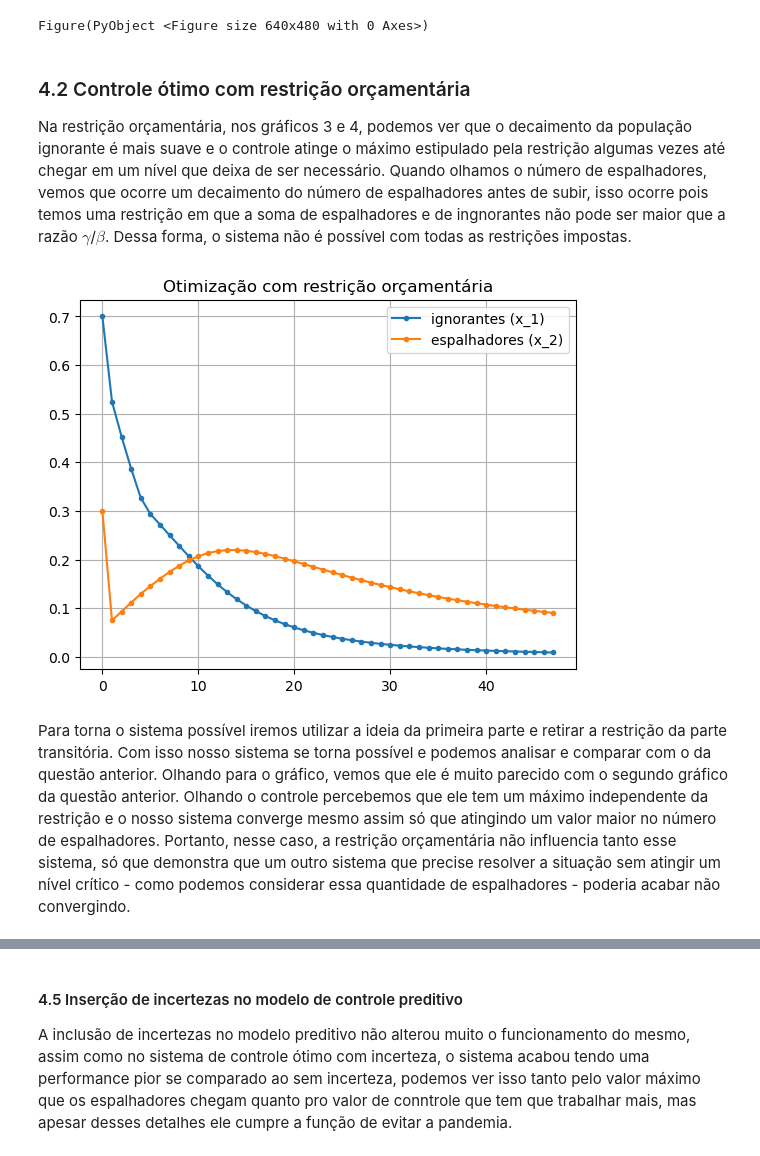
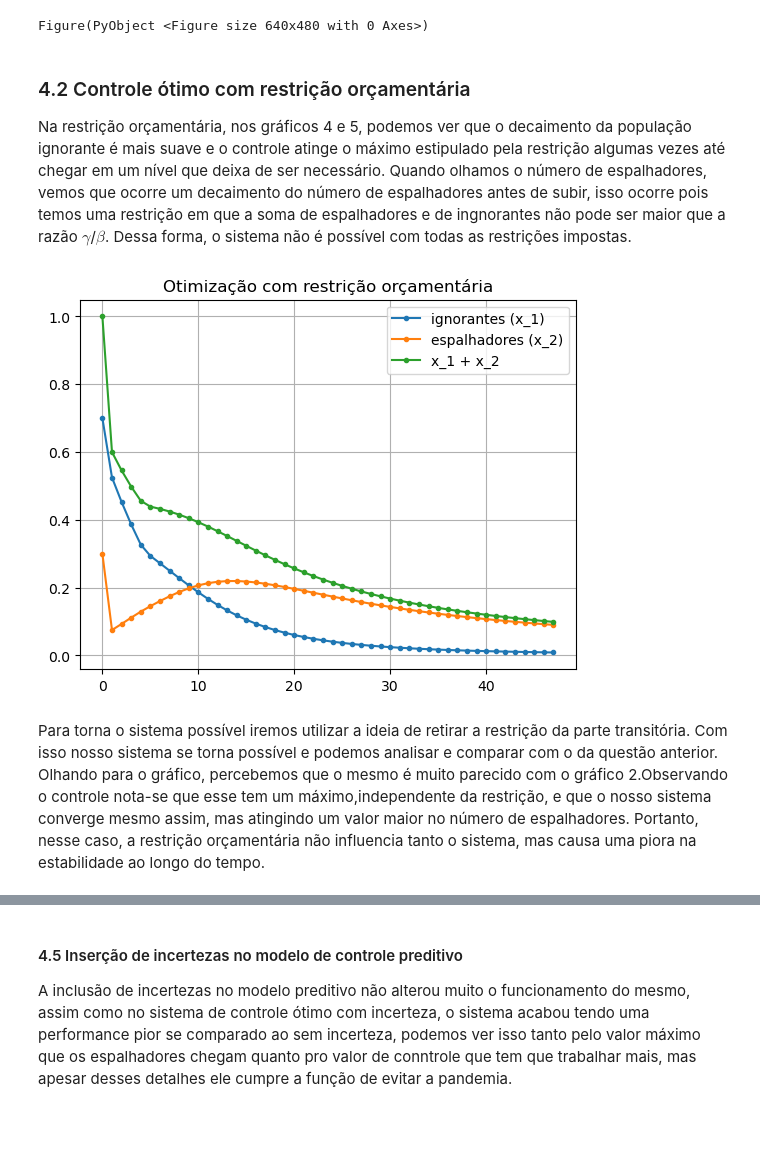
Before and after one commit to Neyrgsb/Otimizacao, a Jupyter notebook: TrabalhoOtimizaçãoJuliaeNey.ipynb, the cells around one changed output, grey strips where cells are left out. Saved outputs shown, nothing was run; the diff lists cells and outputs as text; code cells hidden in the pictures; blank space fills up the shorter version.

```diff
--- a/TrabalhoOtimizaçãoJuliaeNey.ipynb
+++ b/TrabalhoOtimizaçãoJuliaeNey.ipynb
@@ -354,12 +339,8 @@ optimize!(m)
 uopt2 = JuMP.value.(u[1:k-2])
 x_1opt2 = JuMP.value.(x_1[1:k-2])
 x_2opt2 = JuMP.value.(x_2[1:k-2])
-;
 
-
-#println("x1 ignorantes:",x_1opt2)
-#println("x_2 spreaders",x_2opt2)
-#println("u",uopt2)
+x12_opt2 = x_1opt2 + x_2opt2;
 # %% [output]
 This is Ipopt version 3.14.4, running with linear solver MUMPS 5.4.1.
 
@@ -770,18 +730,18 @@ PyPlot.figure()
 Figure(PyObject <Figure size 640x480 with 0 Axes>)
 # %% [markdown]
 ### 4.2 Controle ótimo com restrição orçamentária ###
-Na restrição orçamentária, nos gráficos 3 e 4, podemos ver que o decaimento da população ignorante é mais suave e o controle atinge o máximo estipulado pela restrição algumas vezes até chegar em um nível que deixa de ser necessário. Quando olhamos o número de espalhadores, vemos que ocorre um decaimento do número de espalhadores antes de subir, isso ocorre pois temos uma restrição em que a soma de espalhadores e de ingnorantes não pode ser maior que a razão $\gamma$/$\beta$. Dessa forma, o sistema não é possível com todas as restrições impostas.
+Na restrição orçamentária, nos gráficos 4 e 5, podemos ver que o decaimento da população ignorante é mais suave e o controle atinge o máximo estipulado pela restrição algumas vezes até chegar em um nível que deixa de ser necessário. Quando olhamos o número de espalhadores, vemos que ocorre um decaimento do número de espalhadores antes de subir, isso ocorre pois temos uma restrição em que a soma de espalhadores e de ingnorantes não pode ser maior que a razão $\gamma$/$\beta$. Dessa forma, o sistema não é possível com todas as restrições impostas.
 # %%
 
 PyPlot.svg(true)
 PyPlot.title("Otimização com restrição orçamentária")
-PyPlot.plot([x_1opt2 x_2opt2],".-")
-PyPlot.legend(["ignorantes (x_1)", "espalhadores (x_2)"], loc="best")
+PyPlot.plot([x_1opt2 x_2opt2 x12_opt2],".-")
+PyPlot.legend(["ignorantes (x_1)", "espalhadores (x_2)", "x_1 + x_2"], loc="best")
 PyPlot.grid()
 # %% [output]
-[figure, old version]
+[figure, new version]
 # %% [markdown]
-Para torna o sistema possível iremos utilizar a ideia da primeira parte e retirar a restrição da parte transitória. Com isso nosso sistema se torna possível e podemos analisar e comparar com o da questão anterior. Olhando para o gráfico, vemos que ele é muito parecido com o segundo gráfico da questão anterior. Olhando o controle percebemos que ele tem um máximo independente da restrição e o nosso sistema converge mesmo assim só que atingindo um valor maior no número de espalhadores. Portanto, nesse caso, a restrição orçamentária não influencia tanto esse sistema, só que demonstra que um outro sistema que precise resolver a situação sem atingir um nível crítico - como podemos considerar essa quantidade de espalhadores - poderia acabar não convergindo.
+Para torna o sistema possível iremos utilizar a ideia de retirar a restrição da parte transitória. Com isso nosso sistema se torna possível e podemos analisar e comparar com o da questão anterior. Olhando para o gráfico, percebemos que o mesmo é muito parecido com o gráfico 2.Observando o controle nota-se que esse tem um máximo,independente da restrição, e que o nosso sistema converge mesmo assim, mas atingindo um valor maior no número de espalhadores. Portanto, nesse caso, a restrição orçamentária não influencia tanto o sistema, mas causa uma piora na estabilidade ao longo do tempo.
 # %%
 
 PyPlot.svg(true)
```
Also changed, not shown: parts of 48 cells of this notebook.
